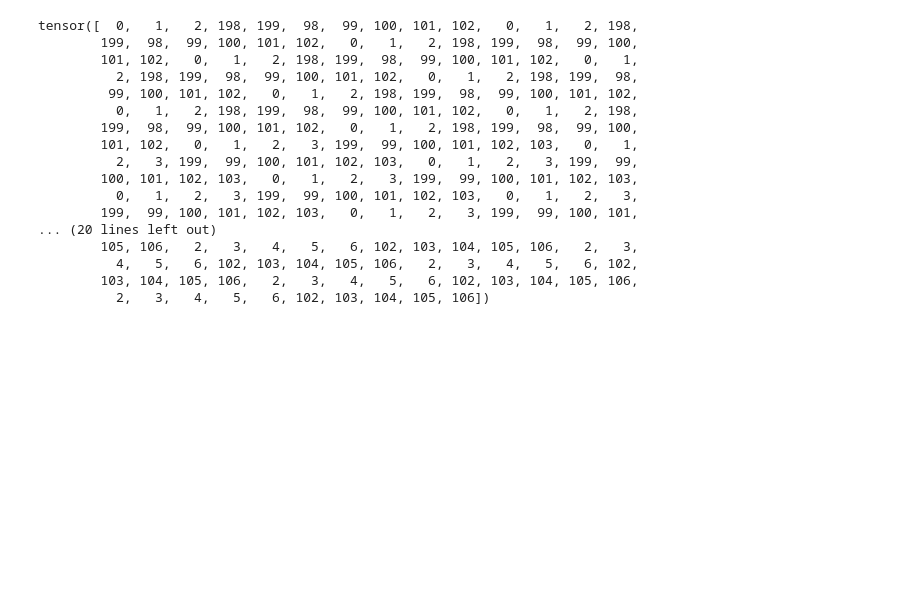
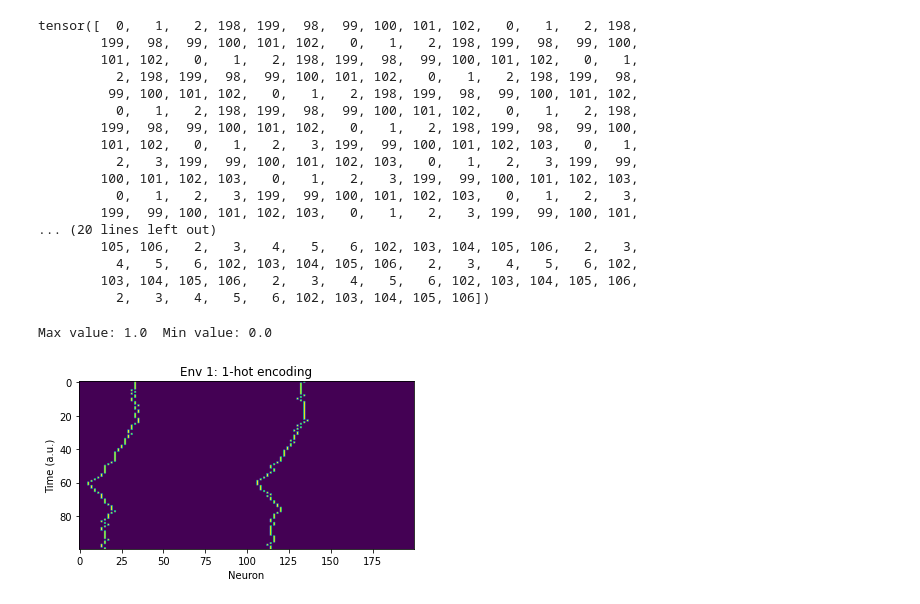
Before and after one commit to margotwagner/HCPrediction, a Jupyter notebook: notebooks/input-explorer.ipynb, the cells around one changed output. Drawn from its saved outputs; the diff is of its cells as text; code cells hidden in the pictures; blank space fills up the shorter version.

```diff
--- a/notebooks/input-explorer.ipynb
+++ b/notebooks/input-explorer.ipynb
@@ -388,0 +424,19 @@ tensor([  0,   1,   2, 198, 199,  98,  99, 100, 101, 102,   0,   1,   2, 198,
+# %%
+T = 100
+X, Y, pos = make_circular_onehot_dataset(T=T, seq_len=200, n_seqs=1024)
+# Train model to minimize cross-entropy between model logits and Y (argmax target).
+# %%
+print(
+    "Max value:",
+    round(X.max().item(), 3),
+    "\tMin value:",
+    round(X.min().item(), 3),
+)
+plt.imshow(X[0, :, :].reshape((100, 200)))
+plt.xlabel("Neuron")
+plt.ylabel("Time (a.u.)")
+plt.title("Env 1: 1-hot encoding")
+plt.show()
+# %% [output]
+Max value: 1.0  Min value: 0.0
+[figure, added]
```
Also changed, not shown: parts of 11 cells of this notebook, 34 other files.
